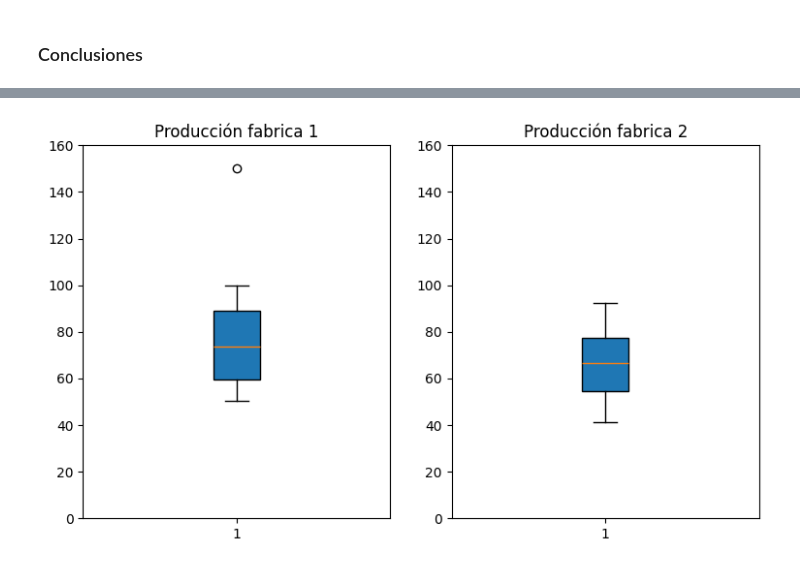
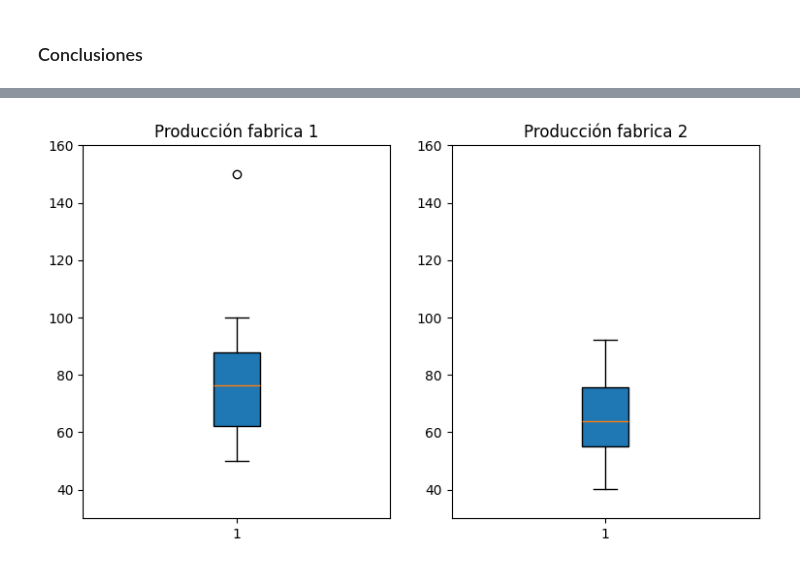
Before and after one commit to Jose-Gabriel-Rodriguez/Probabilidad, a Jupyter notebook: Unidad1/Practica_4.ipynb, the cells around one changed output, grey strips where cells are left out. Saved outputs shown, nothing was run; the diff lists cells and outputs as text; code cells hidden in the pictures.

```diff
--- a/Unidad1/Practica_4.ipynb
+++ b/Unidad1/Practica_4.ipynb
@@ -100,21 +95,20 @@ plt.show()
 # %%
 #  Agregamos ax1.set_ylim(0, 160) para garantizar que ambos gráficos usen la
 #  misma escala vertical, facilitando la comparación visual.
 
 fig, (ax1, ax2) = plt.subplots(nrows=1, ncols=2, figsize=(9, 5))
 bplot1 = ax1.boxplot(fabrica1,
-                     vert=True,  # vertical box alignment
-                     patch_artist=True)  # fill with color
+                     vert=True,  # Alineacion Vertical t
+                     patch_artist=True)  # Rellenar con color
 ax1.set_title('Producción fabrica 1')
-ax1.set_ylim(0, 160)  # Escala uniforme
+ax1.set_ylim(30, 160)  # Escala  Uniforme de 0 a 160
 
 bplot2 = ax2.boxplot(fabrica2,
-                     vert=True,  # vertical box alignment
-                     patch_artist=True)  # fill with color
+                     vert=True,  # Alineacion Vertical t
+                     patch_artist=True)  # Rellenar con color
 
 ax2.set_title('Producción fabrica 2')
-ax2.set_ylim(0, 160)  # Escala uniforme
-
+ax2.set_ylim(30, 160)  # Escala  Uniforme de 0 a 160
 plt.show()
 # %% [output]
-[figure, old version]
+[figure, new version]
```
Also changed, not shown: parts of 6 cells of this notebook.
